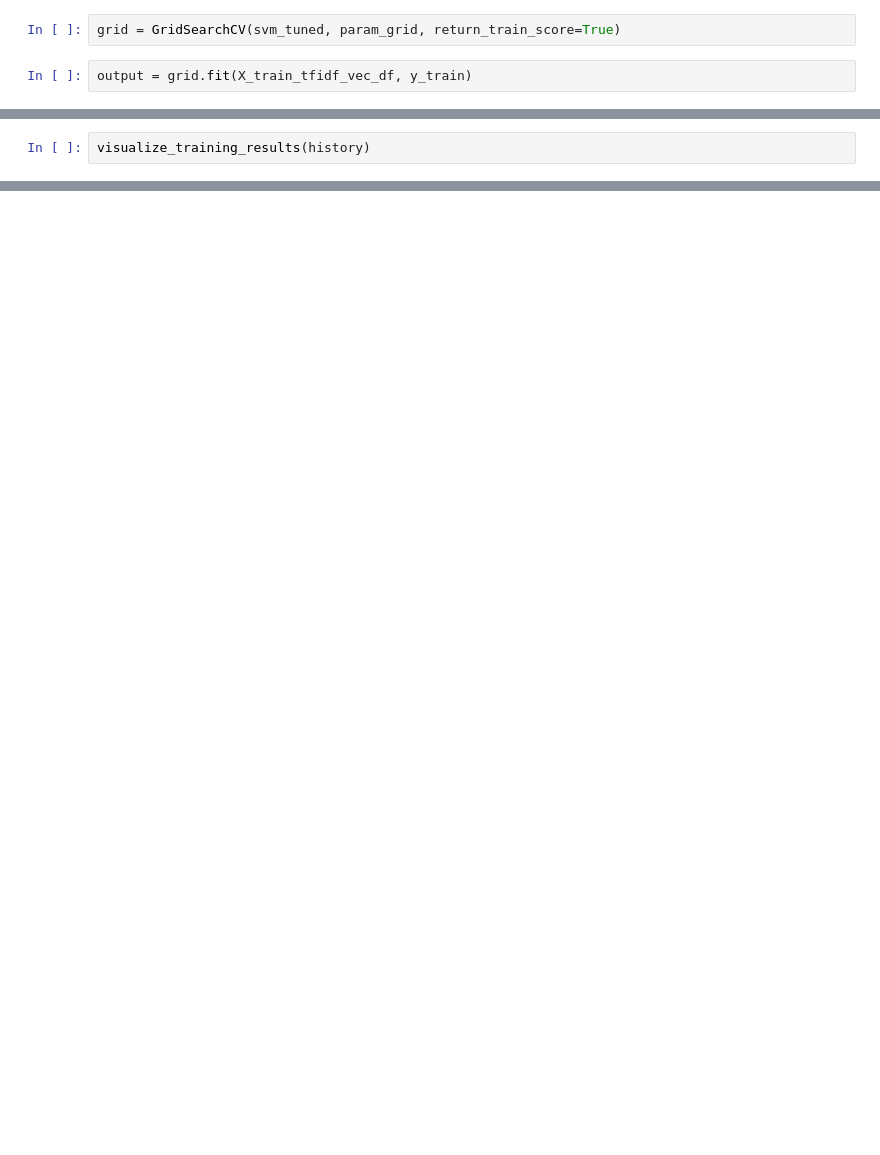
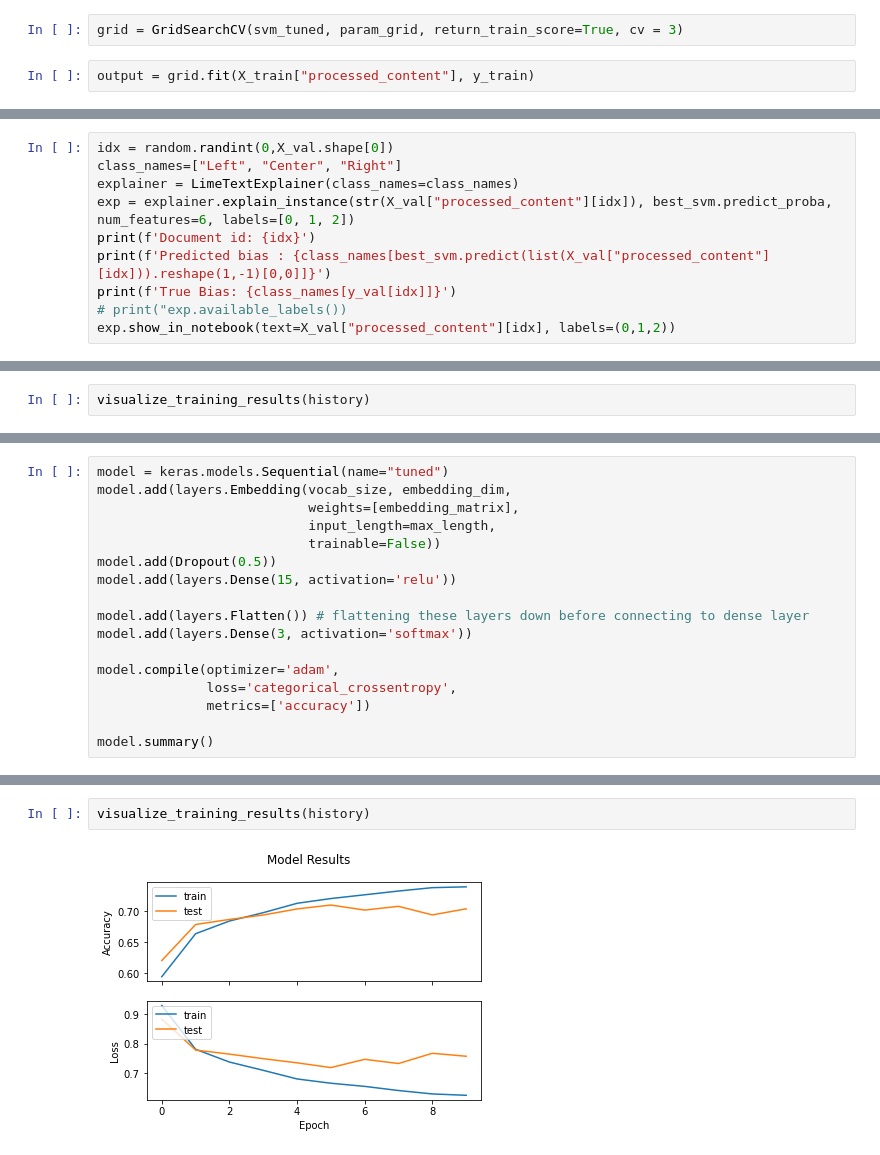
Before and after one commit to DaveMcKinley/MediaBiasAnalysis, a Jupyter notebook: Notebooks/Modeling.ipynb, the cells around one changed output, grey strips where cells are left out. Drawn from its saved outputs; the diff is of its cells as text; blank space fills up the shorter version.

Commit message:
Updated Processed DataFrame

```diff
--- a/Notebooks/Modeling.ipynb
+++ b/Notebooks/Modeling.ipynb
@@ -531,6 +575,6 @@ param_grid = {
 }
 # %%
-grid = GridSearchCV(svm_tuned, param_grid, return_train_score=True)
+grid = GridSearchCV(svm_tuned, param_grid, return_train_score=True, cv = 3)
 # %%
-output = grid.fit(X_train_tfidf_vec_df, y_train)
+output = grid.fit(X_train["processed_content"], y_train)
 # %%
@@ -540,3 +585,13 @@ evaluate(output.best_estimator_, X_train_tfidf_vec_df, y_train, X_val_tfidf_vec_
+# %%
+idx = random.randint(0,X_val.shape[0])
+class_names=["Left", "Center", "Right"]
+explainer = LimeTextExplainer(class_names=class_names)
+exp = explainer.explain_instance(str(X_val["processed_content"][idx]), best_svm.predict_proba, num_features=6, labels=[0, 1, 2])
+print(f'Document id: {idx}')
+print(f'Predicted bias : {class_names[best_svm.predict(list(X_val["processed_content"][idx])).reshape(1,-1)[0,0]]}')
+print(f'True Bias: {class_names[y_val[idx]]}')
+# print("exp.available_labels())
+exp.show_in_notebook(text=X_val["processed_content"][idx], labels=(0,1,2))
 # %% [markdown]
 ## Neural Network
 # %%
@@ -853,0 +841,17 @@ Epoch 5/10
+# %%
+model = keras.models.Sequential(name="tuned")
+model.add(layers.Embedding(vocab_size, embedding_dim,
+                           weights=[embedding_matrix],
+                           input_length=max_length,
+                           trainable=False))
+model.add(Dropout(0.5))
+model.add(layers.Dense(15, activation='relu'))
+
+model.add(layers.Flatten()) # flattening these layers down before connecting to dense layer
+model.add(layers.Dense(3, activation='softmax'))
+
+model.compile(optimizer='adam',
+              loss='categorical_crossentropy',
+              metrics=['accuracy'])
+
+model.summary()
@@ -853,0 +903,4 @@ Epoch 5/10
+# %%
+visualize_training_results(history)
+# %% [output]
+[figure, added]
```
Also changed, not shown: parts of 61 cells of this notebook.
